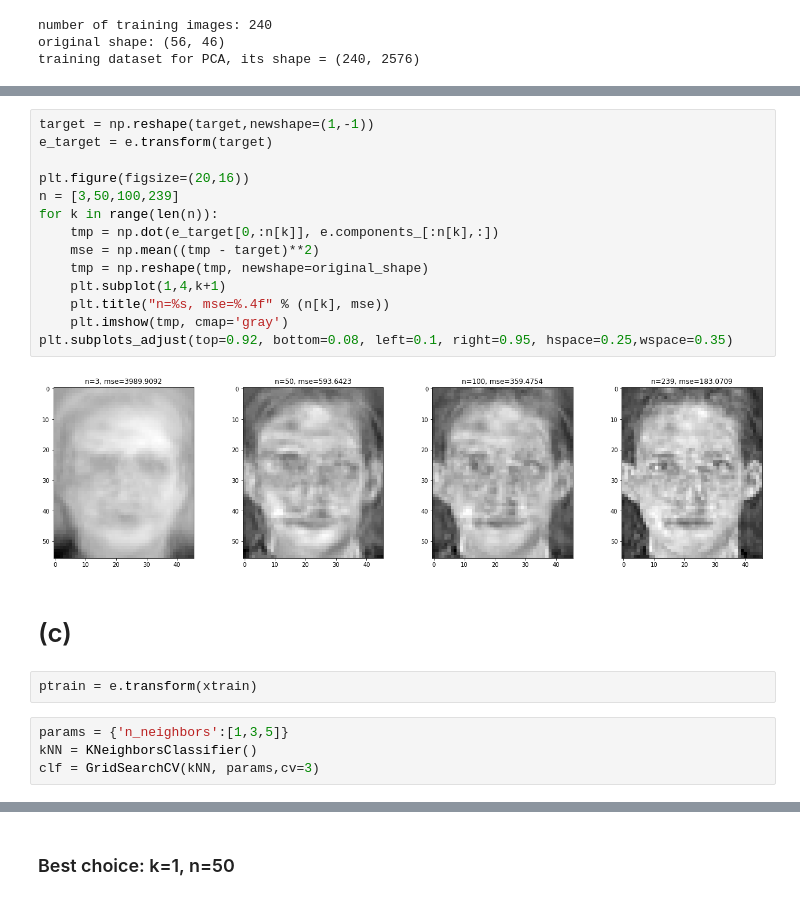
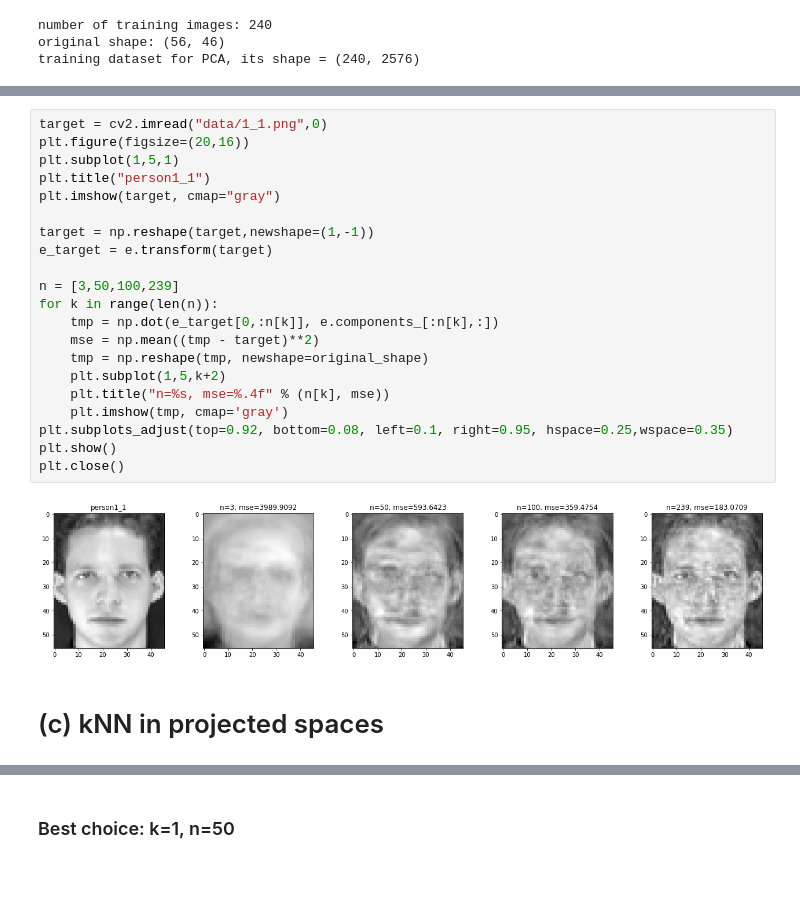
Before and after one commit to twcmchang/DLCV2018SPRING, a Jupyter notebook: hw1/hw1_d05921027.ipynb, the cells around one changed output, grey strips where cells are left out. Cells and saved outputs as stored; diff of their text form; blank space fills up the shorter version.

```diff
--- a/hw1/hw1_d05921027.ipynb
+++ b/hw1/hw1_d05921027.ipynb
@@ -82,25 +85,26 @@ plt.imshow(target, cmap="gray")
 # %%
+target = cv2.imread("data/1_1.png",0)
+plt.figure(figsize=(20,16))
+plt.subplot(1,5,1)
+plt.title("person1_1")
+plt.imshow(target, cmap="gray")
+
 target = np.reshape(target,newshape=(1,-1))
 e_target = e.transform(target)
 
-plt.figure(figsize=(20,16))
 n = [3,50,100,239]
 for k in range(len(n)):
     tmp = np.dot(e_target[0,:n[k]], e.components_[:n[k],:])
     mse = np.mean((tmp - target)**2)
     tmp = np.reshape(tmp, newshape=original_shape)
-    plt.subplot(1,4,k+1)
+    plt.subplot(1,5,k+2)
     plt.title("n=%s, mse=%.4f" % (n[k], mse))
     plt.imshow(tmp, cmap='gray')
 plt.subplots_adjust(top=0.92, bottom=0.08, left=0.1, right=0.95, hspace=0.25,wspace=0.35)
+plt.show()
+plt.close()
 # %% [output]
-[figure, old version]
+[figure, new version]
 # %% [markdown]
-# (c)
+# (c) kNN in projected spaces
-# %%
-ptrain = e.transform(xtrain)
-# %%
-params = {'n_neighbors':[1,3,5]}
-kNN = KNeighborsClassifier()
-clf = GridSearchCV(kNN, params,cv=3)
 # %%
```
Also changed, not shown: parts of 18 cells of this notebook.
